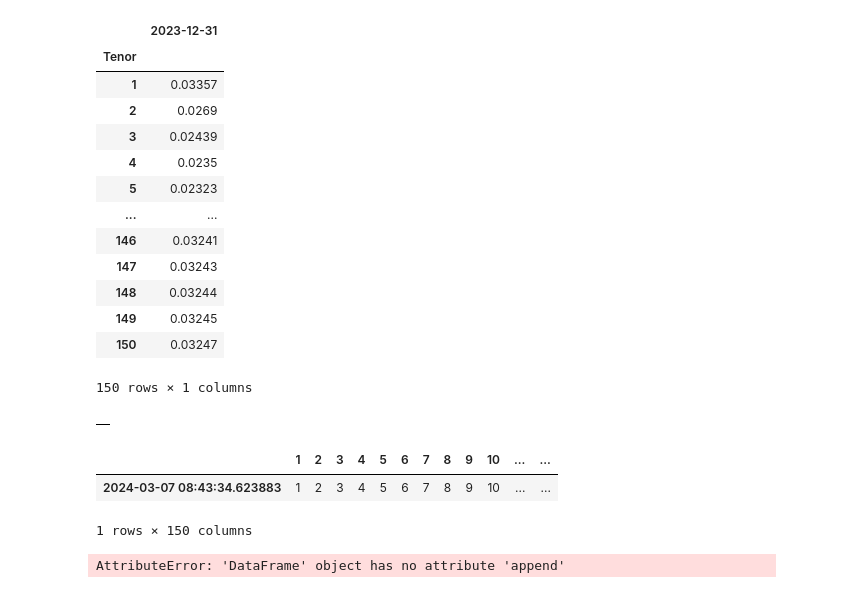
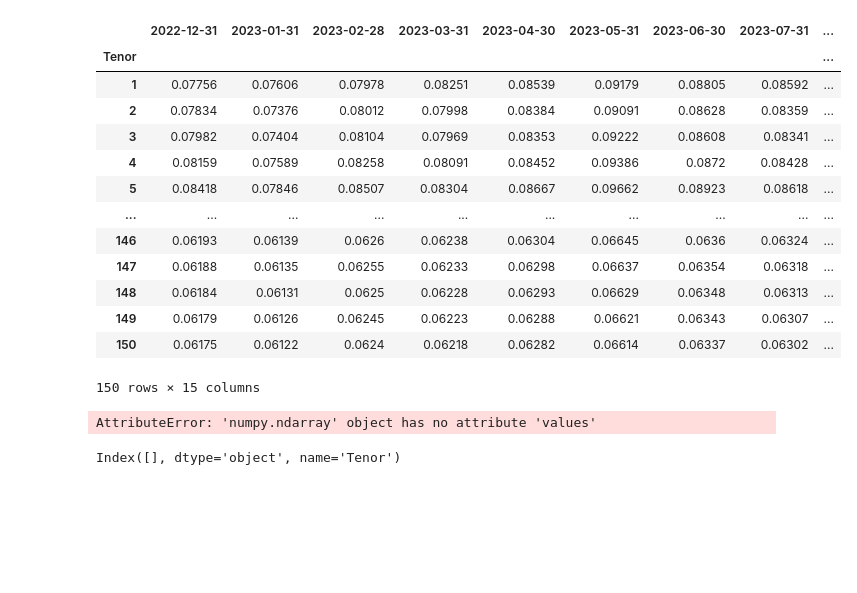
Before and after one commit to tomiadewusi/Case-Study, a Jupyter notebook: caseStudy1.ipynb, the cells around one changed output. Saved outputs shown, nothing was run; the diff lists cells and outputs as text; code cells hidden in the pictures; blank space fills up the shorter version.

```diff
--- a/caseStudy1.ipynb
+++ b/caseStudy1.ipynb
@@ -82,39 +57,20 @@ allTermStructures = cleanTermStructureSheet(filename,foldername,sheetName)
-# %%
-countriesDict = {}
-for country in countries:
-    countriesDict[country] = {}
-
-countriesDict[countries[0]][dateIndex] =  allTermStructures.loc[:,countries[0]]
-# %%
-pd.DataFrame(countriesDict[countries[0]])
-# %% [output]
-|  | 2023-12-31 |
-| Tenor |  |
-| 1 | 0.03357 |
-| 2 | 0.0269 |
-| 3 | 0.02439 |
-| 4 | 0.0235 |
-| 5 | 0.02323 |
-| ... | ... |
-| 146 | 0.03241 |
-| 147 | 0.03243 |
-| 148 | 0.03244 |
-| 149 | 0.03245 |
-| 150 | 0.03247 |
-150 rows × 1 columns
-# %%
-countriesDict[countries[0]]
-# %% [output]
-|  |
-# %%
-tenorStructure = np.arange(1,151,1)
-temp = pd.DataFrame(data = {datetime.today():tenorStructure},index = tenorStructure).transpose()
-temp
-# %% [output]
-|  | 1 | 2 | 3 | 4 | 5 | 6 | 7 | 8 | 9 | 10 | ... | ... |
-| 2024-03-07 08:43:34.623883 | 1 | 2 | 3 | 4 | 5 | 6 | 7 | 8 | 9 | 10 | ... | ... |
-1 rows × 150 columns
-# %%
-temp.append(df.loc[:,countries[0]].transpose())
-# %% [output]
-AttributeError: 'DataFrame' object has no attribute 'append'
+# %%
+usdData = pd.DataFrame(countriesDict['South Africa']).sort_index(axis = 1)
+dates = usdData.columns
+tenorStructure = usdData.index.values
+usdData
+# %% [output]
+|  | 2022-12-31 | 2023-01-31 | 2023-02-28 | 2023-03-31 | 2023-04-30 | 2023-05-31 | 2023-06-30 | 2023-07-31 | ... |
+| Tenor |  |  |  |  |  |  |  |  | ... |
+| 1 | 0.07756 | 0.07606 | 0.07978 | 0.08251 | 0.08539 | 0.09179 | 0.08805 | 0.08592 | ... |
+| 2 | 0.07834 | 0.07376 | 0.08012 | 0.07998 | 0.08384 | 0.09091 | 0.08628 | 0.08359 | ... |
+| 3 | 0.07982 | 0.07404 | 0.08104 | 0.07969 | 0.08353 | 0.09222 | 0.08608 | 0.08341 | ... |
+| 4 | 0.08159 | 0.07589 | 0.08258 | 0.08091 | 0.08452 | 0.09386 | 0.0872 | 0.08428 | ... |
+| 5 | 0.08418 | 0.07846 | 0.08507 | 0.08304 | 0.08667 | 0.09662 | 0.08923 | 0.08618 | ... |
+| ... | ... | ... | ... | ... | ... | ... | ... | ... | ... |
+| 146 | 0.06193 | 0.06139 | 0.0626 | 0.06238 | 0.06304 | 0.06645 | 0.0636 | 0.06324 | ... |
+| 147 | 0.06188 | 0.06135 | 0.06255 | 0.06233 | 0.06298 | 0.06637 | 0.06354 | 0.06318 | ... |
+| 148 | 0.06184 | 0.06131 | 0.0625 | 0.06228 | 0.06293 | 0.06629 | 0.06348 | 0.06313 | ... |
+| 149 | 0.06179 | 0.06126 | 0.06245 | 0.06223 | 0.06288 | 0.06621 | 0.06343 | 0.06307 | ... |
+| 150 | 0.06175 | 0.06122 | 0.0624 | 0.06218 | 0.06282 | 0.06614 | 0.06337 | 0.06302 | ... |
+150 rows × 15 columns
@@ -120,0 +102,8 @@ AttributeError: 'DataFrame' object has no attribute 'append'
+# %%
+tenorStructure.values
+# %% [output]
+AttributeError: 'numpy.ndarray' object has no attribute 'values'
+# %%
+tenorStructure[-1:0]
+# %% [output]
+Index([], dtype='object', name='Tenor')
```
Also changed, not shown: parts of 6 cells of this notebook.
